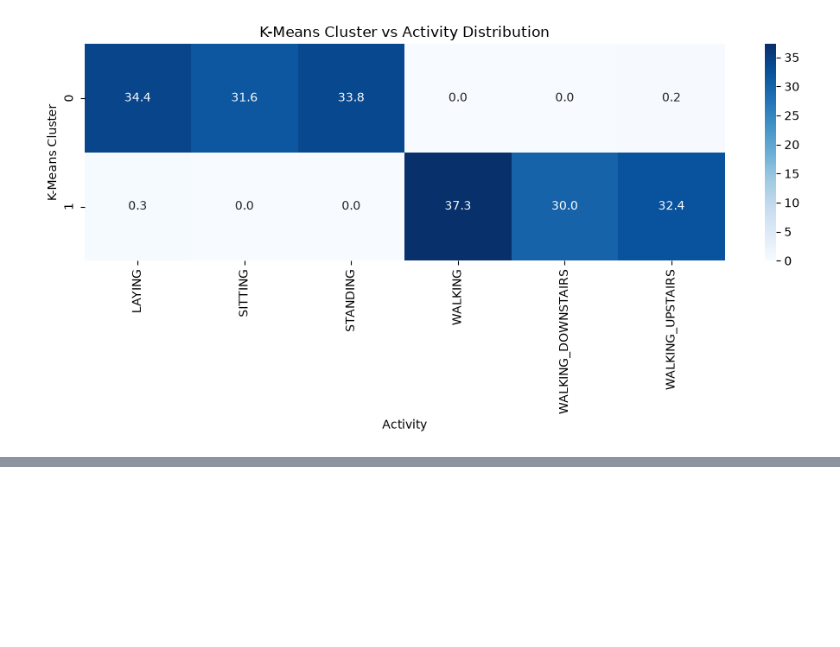
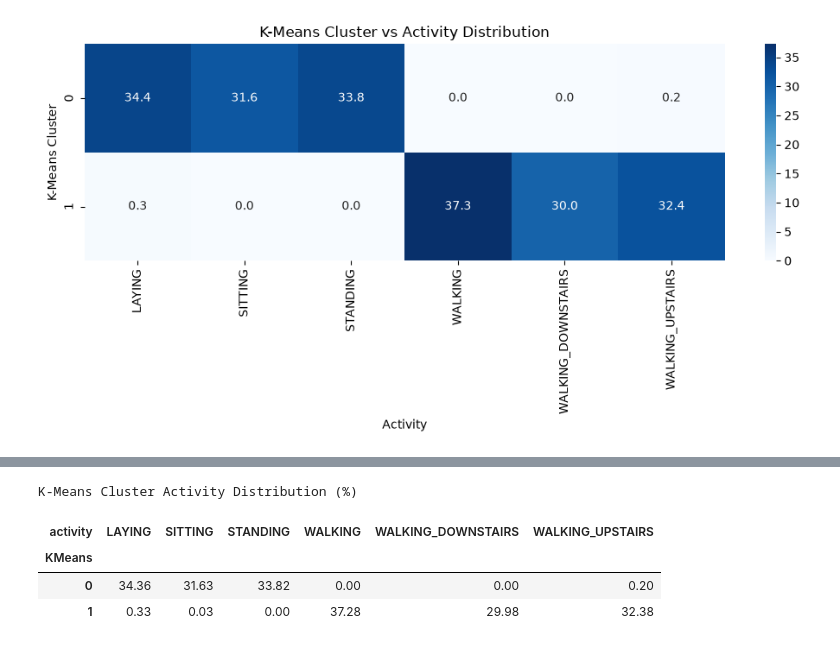
Before and after one commit to Debankumardas/Dimensionality-Reduction-Clustering, a Jupyter notebook: notebooks/dimensionality_reduction_clustering.ipynb, the cells around one changed output, grey strips where cells are left out. Cells and saved outputs as stored; diff of their text form; code cells hidden in the pictures; blank space fills up the shorter version.

```diff
--- a/notebooks/dimensionality_reduction_clustering.ipynb
+++ b/notebooks/dimensionality_reduction_clustering.ipynb
@@ -1007,0 +1133,17 @@ from scipy.cluster.hierarchy import dendrogram, linkage
+# %%
+kmeans_activity_distribution = (
+    pd.crosstab(
+        cluster_analysis["KMeans"],
+        cluster_analysis["activity"],
+        normalize="index"
+    ) * 100
+).round(2)
+
+print("K-Means Cluster Activity Distribution (%)")
+kmeans_activity_distribution
+# %% [output]
+K-Means Cluster Activity Distribution (%)
+| activity | LAYING | SITTING | STANDING | WALKING | WALKING_DOWNSTAIRS | WALKING_UPSTAIRS |
+| KMeans |  |  |  |  |  |  |
+| 0 | 34.36 | 31.63 | 33.82 | 0.00 | 0.00 | 0.20 |
+| 1 | 0.33 | 0.03 | 0.00 | 37.28 | 29.98 | 32.38 |
```
Also changed, not shown: parts of 7 cells of this notebook.
